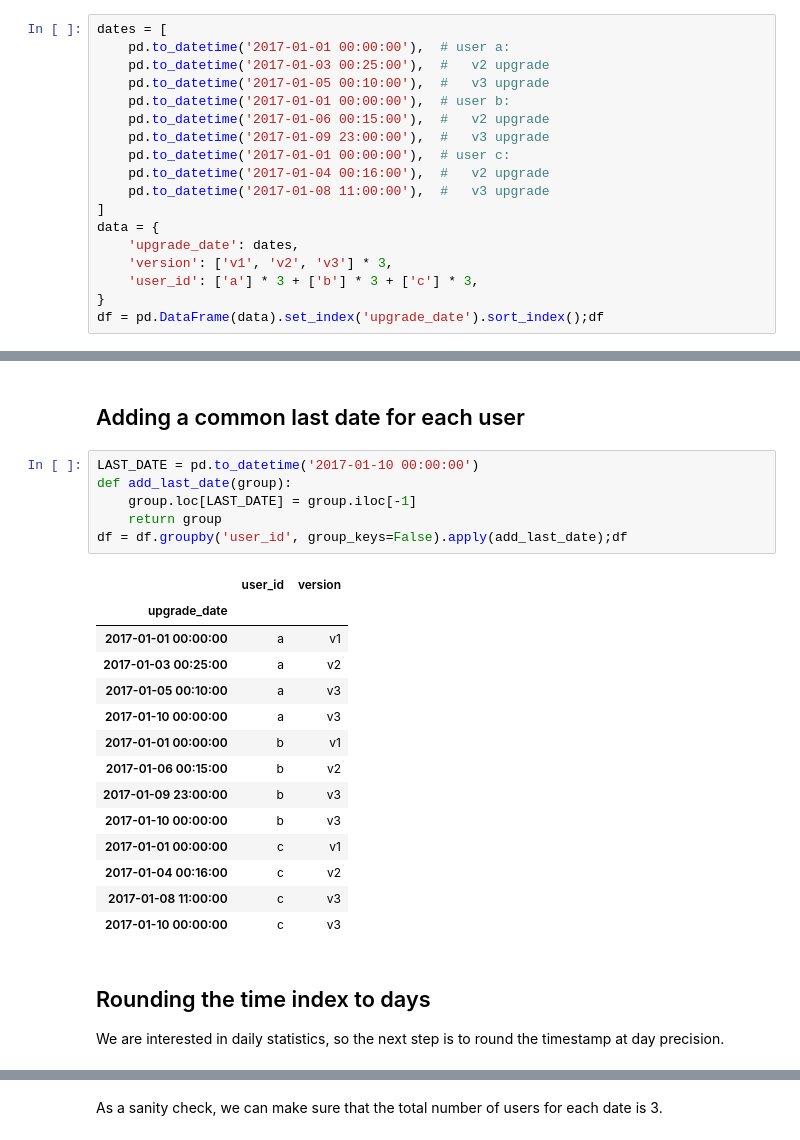
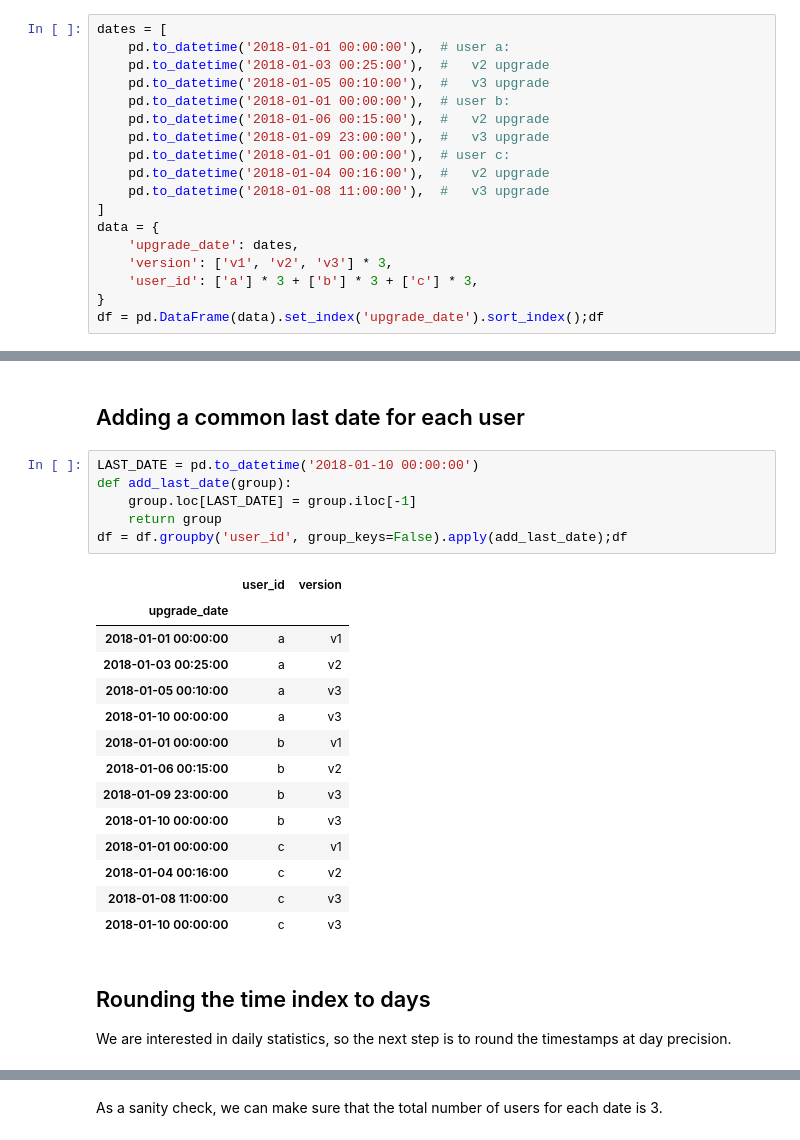
Before and after one commit to CDSP-SCPO/datamusings, a Jupyter notebook: version-count-timeline.ipynb, the cells around one changed output, grey strips where cells are left out. Drawn from its saved outputs; the diff is of its cells as text.

```diff
--- a/version-count-timeline.ipynb
+++ b/version-count-timeline.ipynb
@@ -13,14 +13,14 @@ We would like to plot, at any given time, the repartition of versions among our
 # %%
 dates = [
-    pd.to_datetime('2017-01-01 00:00:00'),  # user a:
-    pd.to_datetime('2017-01-03 00:25:00'),  #   v2 upgrade
-    pd.to_datetime('2017-01-05 00:10:00'),  #   v3 upgrade
-    pd.to_datetime('2017-01-01 00:00:00'),  # user b:
-    pd.to_datetime('2017-01-06 00:15:00'),  #   v2 upgrade
-    pd.to_datetime('2017-01-09 23:00:00'),  #   v3 upgrade
-    pd.to_datetime('2017-01-01 00:00:00'),  # user c:
-    pd.to_datetime('2017-01-04 00:16:00'),  #   v2 upgrade
-    pd.to_datetime('2017-01-08 11:00:00'),  #   v3 upgrade
+    pd.to_datetime('2018-01-01 00:00:00'),  # user a:
+    pd.to_datetime('2018-01-03 00:25:00'),  #   v2 upgrade
+    pd.to_datetime('2018-01-05 00:10:00'),  #   v3 upgrade
+    pd.to_datetime('2018-01-01 00:00:00'),  # user b:
+    pd.to_datetime('2018-01-06 00:15:00'),  #   v2 upgrade
+    pd.to_datetime('2018-01-09 23:00:00'),  #   v3 upgrade
+    pd.to_datetime('2018-01-01 00:00:00'),  # user c:
+    pd.to_datetime('2018-01-04 00:16:00'),  #   v2 upgrade
+    pd.to_datetime('2018-01-08 11:00:00'),  #   v3 upgrade
 ]
 data = {
     'upgrade_date': dates,
@@ -45,30 +45,30 @@ So for example, according to the data sample above, user `a` upgraded to version
 # %% [markdown]
 ## Adding a common last date for each user
 # %%
-LAST_DATE = pd.to_datetime('2017-01-10 00:00:00')
+LAST_DATE = pd.to_datetime('2018-01-10 00:00:00')
 def add_last_date(group):
     group.loc[LAST_DATE] = group.iloc[-1]
     return group
 df = df.groupby('user_id', group_keys=False).apply(add_last_date);df
 # %% [output]
 |  | user_id | version |
 | upgrade_date |  |  |
-| 2017-01-01 00:00:00 | a | v1 |
-| 2017-01-03 00:25:00 | a | v2 |
-| 2017-01-05 00:10:00 | a | v3 |
-| 2017-01-10 00:00:00 | a | v3 |
-| 2017-01-01 00:00:00 | b | v1 |
-| 2017-01-06 00:15:00 | b | v2 |
-| 2017-01-09 23:00:00 | b | v3 |
-| 2017-01-10 00:00:00 | b | v3 |
-| 2017-01-01 00:00:00 | c | v1 |
-| 2017-01-04 00:16:00 | c | v2 |
-| 2017-01-08 11:00:00 | c | v3 |
-| 2017-01-10 00:00:00 | c | v3 |
+| 2018-01-01 00:00:00 | a | v1 |
+| 2018-01-03 00:25:00 | a | v2 |
+| 2018-01-05 00:10:00 | a | v3 |
+| 2018-01-10 00:00:00 | a | v3 |
+| 2018-01-01 00:00:00 | b | v1 |
+| 2018-01-06 00:15:00 | b | v2 |
+| 2018-01-09 23:00:00 | b | v3 |
+| 2018-01-10 00:00:00 | b | v3 |
+| 2018-01-01 00:00:00 | c | v1 |
+| 2018-01-04 00:16:00 | c | v2 |
+| 2018-01-08 11:00:00 | c | v3 |
+| 2018-01-10 00:00:00 | c | v3 |
 # %% [markdown]
 ## Rounding the time index to days
 
-We are interested in daily statistics, so the next step is to round the timestamp at day precision.
+We are interested in daily statistics, so the next step is to round the timestamps at day precision.
 # %%
 df.index = df.index.round('D');df
 # %% [output]
```
Also changed, not shown: parts of 10 cells of this notebook.
